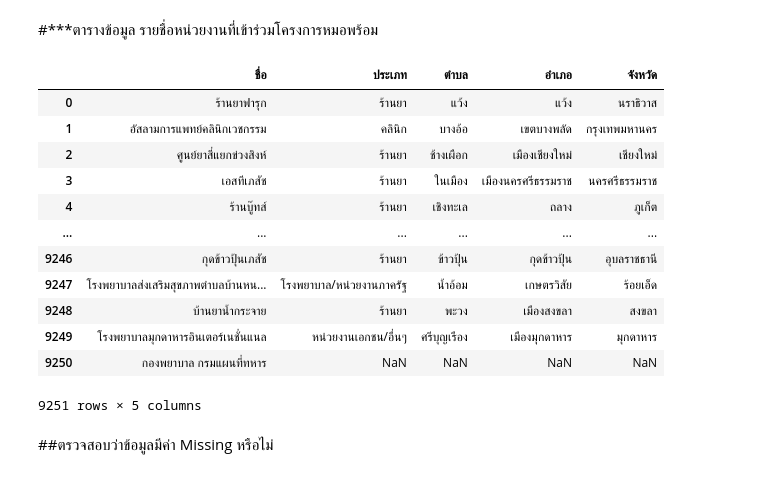
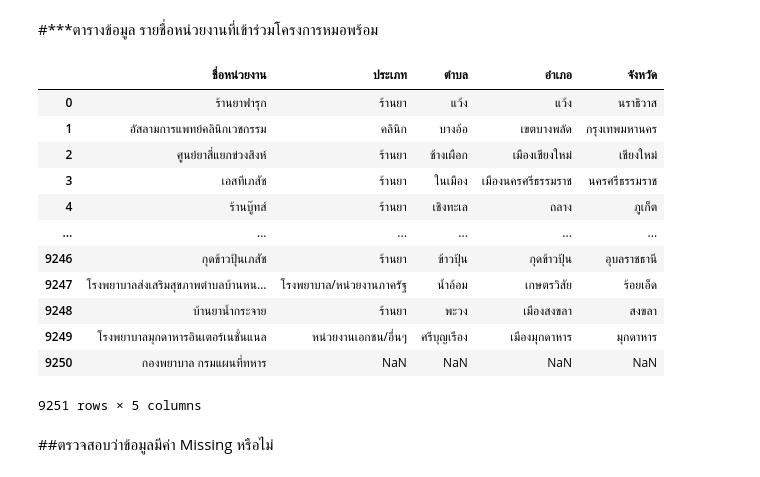
Before and after one commit to Gcpppinpak/data_viz_2022, a Jupyter notebook: Dashboard_project.ipynb, the cells around one changed output. Drawn from its saved outputs; the diff is of its cells as text; code cells hidden in the pictures.

```diff
--- a/Dashboard_project.ipynb
+++ b/Dashboard_project.ipynb
@@ -429,10 +439,10 @@ mohpromt_covid  #เรียกดูตารางของรายชื่
 # %% [markdown]
 #***ตารางข้อมูล รายชื่อหน่วยงานที่เข้าร่วมโครงการหมอพร้อม
 # %%
-all_datamohpromt = mohpromt_covid[['ชื่อ','ประเภท','ตำบล','อำเภอ','จังหวัด']]
+all_datamohpromt = mohpromt_covid[['ชื่อหน่วยงาน','ประเภท','ตำบล','อำเภอ','จังหวัด']]
 all_datamohpromt
 # %% [output]
-|  | ชื่อ | ประเภท | ตำบล | อำเภอ | จังหวัด |
+|  | ชื่อหน่วยงาน | ประเภท | ตำบล | อำเภอ | จังหวัด |
 | 0 | ร้านยาฟารุก | ร้านยา | แว้ง | แว้ง | นราธิวาส |
 | 1 | อัสลามการแพทย์คลินิกเวชกรรม | คลินิก | บางอ้อ | เขตบางพลัด | กรุงเทพมหานคร |
 | 2 | ศูนย์ยาสี่แยกข่วงสิงห์ | ร้านยา | ช้างเผือก | เมืองเชียงใหม่ | เชียงใหม่ |
```
Also changed, not shown: parts of 22 cells of this notebook.
